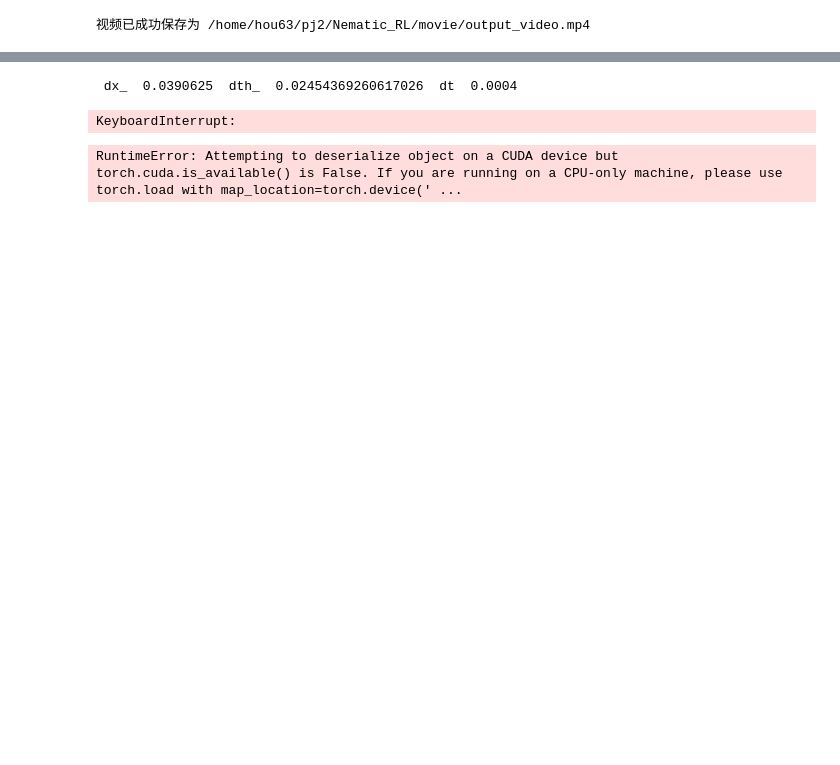
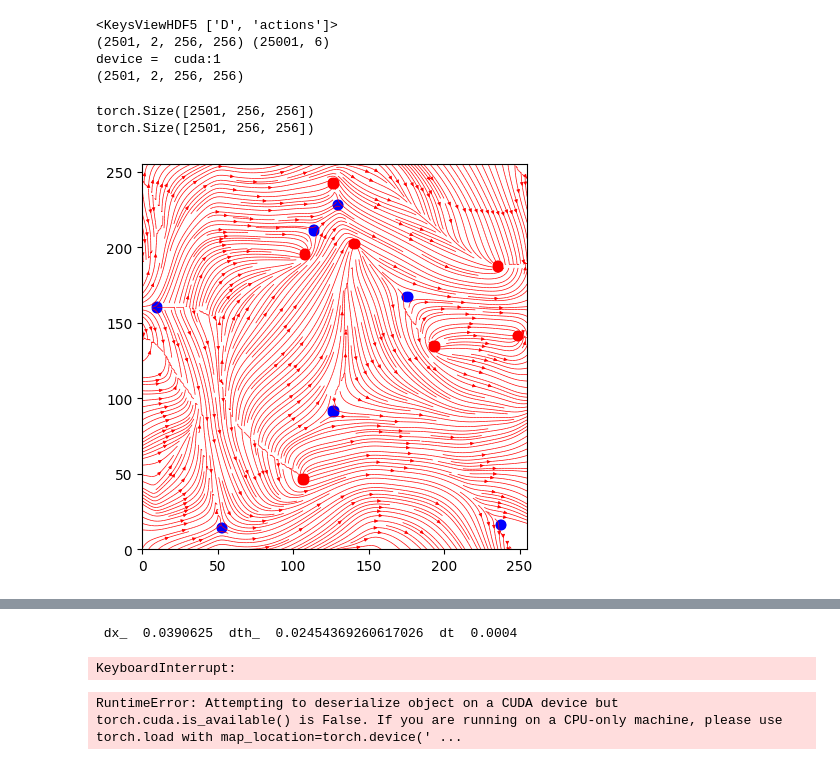
Before and after one commit to Nich63/Nematic_RL, a Jupyter notebook: movie_maker.ipynb, the cells around one changed output, grey strips where cells are left out. Drawn from its saved outputs; the diff is of its cells as text; code cells hidden in the pictures; blank space fills up the shorter version.

Commit message:
constrain to action, movie added

```diff
--- a/movie_maker.ipynb
+++ b/movie_maker.ipynb
@@ -51,0 +113,35 @@ device =  cpu
+# %%
+import h5py
+import numpy as np
+import matplotlib.pyplot as plt
+import torch
+from utils.defects import theta_cal, calculate_defects, S_cal
+from utils.defects import plot_defects
+from nematic_env import ActiveNematicEnv
+
+
+
+file_path = '/home/hou63/pj2/Nematic_RL/log_ucsd/PPO_27/data_dump.h5'
+f = h5py.File(file_path, 'r')
+print(f.keys())
+D = f['D']
+actions = f['actions']
+
+print(D.shape, actions.shape)
+
+# transfer on torch
+device = 'cuda:1' if torch.cuda.is_available() else 'cpu'
+print('device = ', device)
+
+D = np.array(D)
+actions = np.array(actions)
+print(D.shape)
+
+# D = torch.tensor(D, device=device)
+# actions = torch.tensor(actions, device=device)
+# print(D.shape, actions.shape)
+# %% [output]
+<KeysViewHDF5 ['D', 'actions']>
+(2501, 2, 256, 256) (25001, 6)
+device =  cuda:1
+(2501, 2, 256, 256)
@@ -52,3 +163,32 @@ device =  cpu
+# %%
+ind = 4
+d11 = D[:, 0, :, :]
+d12 = D[:, 1, :, :]
+print(d11.shape)
+action_tmp = actions[ind, :]
+
+thetas = theta_cal(d11, d12)
+print(thetas.shape)
+# defects = calculate_defects(thetas, device=device)
+# S = S_cal(d11, d12)
+# print(defects.__len__())
+# %% [output]
+torch.Size([2501, 256, 256])
+torch.Size([2501, 256, 256])
+# %%
+ind = 4
+
+fig, ax = plt.subplots(1, 1, figsize=(5, 5))
+d11 = D[ind,0,:,:]
+d12 = D[ind,1,:,:]
+action_tmp = actions[ind]
+thetas = theta_cal(d11, d12)
+
+defects_arrr = calculate_defects(thetas)
+plot_defects(defects_arrr, thetas, ax)
+plt.show()
+# %% [output]
+[figure, added]
 # %%
 import matplotlib.pyplot as plt
 import cv2
@@ -56,7 +196,7 @@ import os
 import numpy as np
 
 # 设置保存图片的文件夹
-output_folder = '/home/hou63/pj2/Nematic_RL/movie'
+output_folder = '/home/hou63/pj2/Nematic_RL/movie/test1'
 os.makedirs(output_folder, exist_ok=True)
 
 # random np matrix 256*256*100
@@ -97,5 +237,3 @@ for image_file in image_files:
 # 释放视频写入器
 video_writer.release()
 print(f"视频已成功保存为 {output_video}")
-# %% [output]
-视频已成功保存为 /home/hou63/pj2/Nematic_RL/movie/output_video.mp4
```
Also changed, not shown: parts of 6 cells of this notebook, 3 other files.
